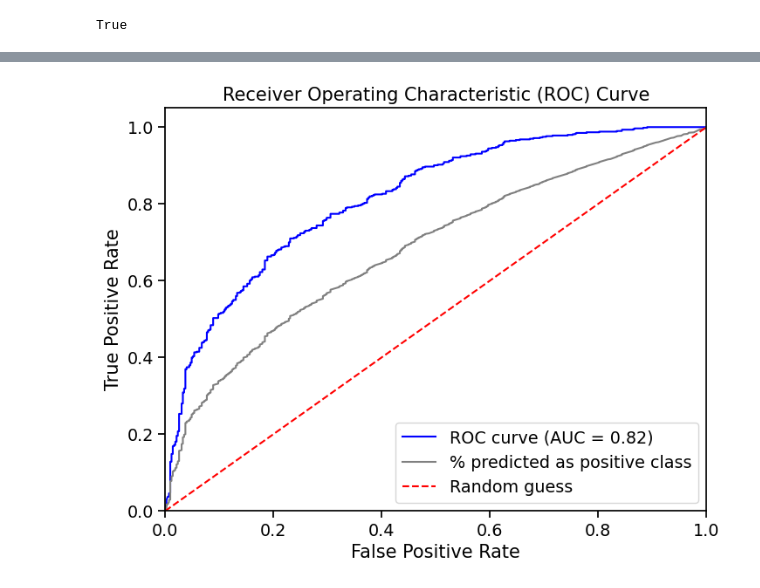
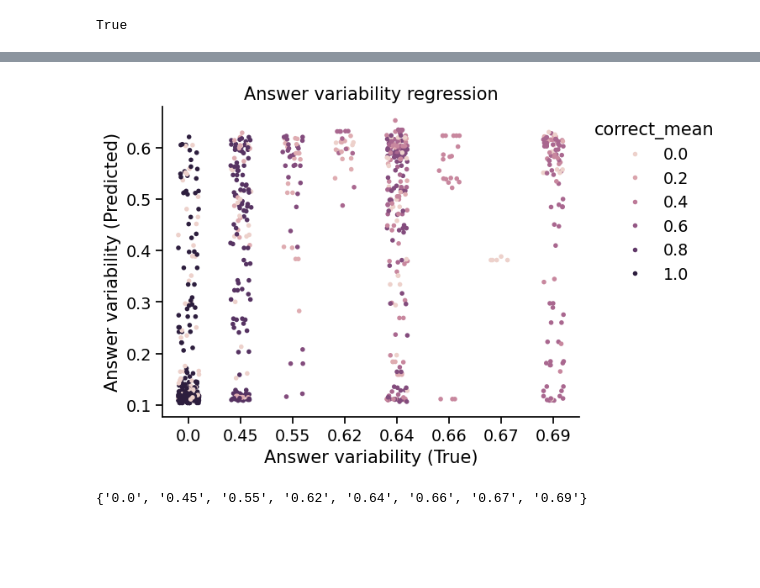
Before and after one commit to carloalbertobono/llm-uncertainty, a Jupyter notebook: tablellama-regressor.ipynb, the cells around one changed output, grey strips where cells are left out. Cells and saved outputs as stored; diff of their text form; code cells hidden in the pictures; blank space fills up the shorter version.

```diff
--- a/tablellama-regressor.ipynb
+++ b/tablellama-regressor.ipynb
@@ -176,3 +164,0 @@ plt.show()
-# %%
-pred = pred_proba.argmax(axis=1).astype(bool)
-print(classification_report(y_res.values, pred))
@@ -188,24 +164,0 @@ weighted avg       0.73      0.74      0.74      1022
-# %%
-from sklearn.metrics import roc_curve, auc
-import matplotlib.pyplot as plt
-
-fpr, tpr, thresholds = roc_curve(y_res.values, pred_proba[:, 1])
-true_counts_rel = [(pred_proba[:, 1] > thr).sum() / len(y_res.values) for thr in thresholds]
-
-roc_auc = auc(fpr, tpr)
-
-# Plot the ROC curve
-plt.figure(figsize=(8, 6))
-plt.plot(fpr, tpr, color='blue', label=f'ROC curve (AUC = {roc_auc:.2f})')
-plt.plot(fpr, true_counts_rel, color='grey', label=f'% predicted as positive class')
-
-plt.plot([0, 1], [0, 1], color='red', linestyle='--', label='Random guess')
-plt.xlim([0.0, 1.0])
-plt.ylim([0.0, 1.05])
-plt.xlabel('False Positive Rate')
-plt.ylabel('True Positive Rate')
-plt.title('Receiver Operating Characteristic (ROC) Curve')
-plt.legend(loc="lower right")
-plt.show()
-# %% [output]
-[figure, removed]
@@ -211,0 +171,16 @@ plt.show()
+# %%
+ax = sns.stripplot(y=pred, x=np.round(y_res.values,2), jitter=0.2, hue=correct_mean, size=4) # , log_scale=(True,False))
+sns.despine()
+
+plt.title('Answer variability regression')
+plt.xlabel('Answer variability (True)')
+plt.ylabel('Answer variability (Predicted)')
+
+sns.move_legend(ax, "upper left", bbox_to_anchor=(1, 1), frameon=False)
+plt.show()
+# %% [output]
+[figure, added]
+# %%
+set(np.round(y_res.values,2).astype(str))
+# %% [output]
+{'0.0', '0.45', '0.55', '0.62', '0.64', '0.66', '0.67', '0.69'}
```
Also changed, not shown: parts of 55 cells of this notebook, 5 other files.
